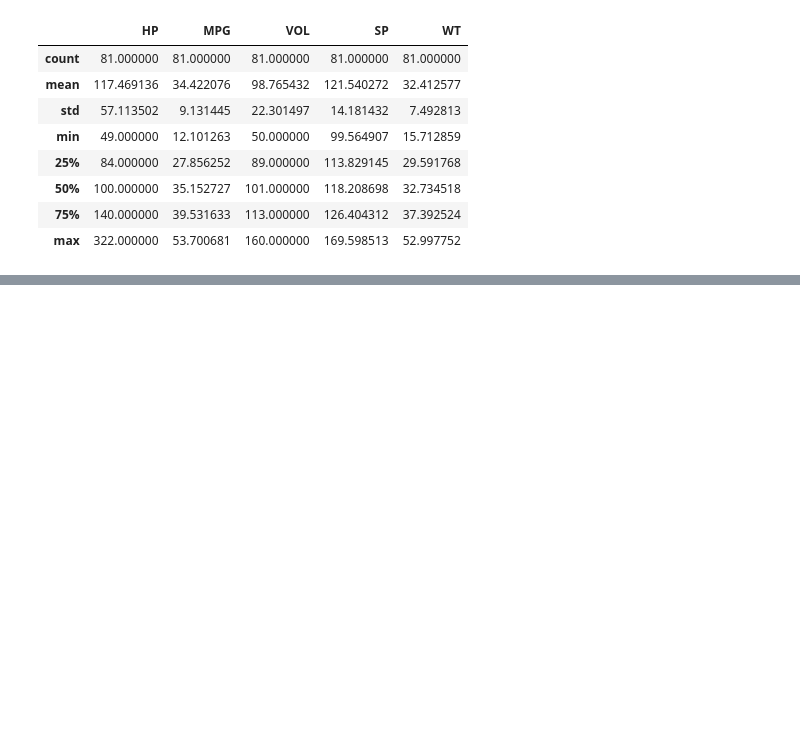
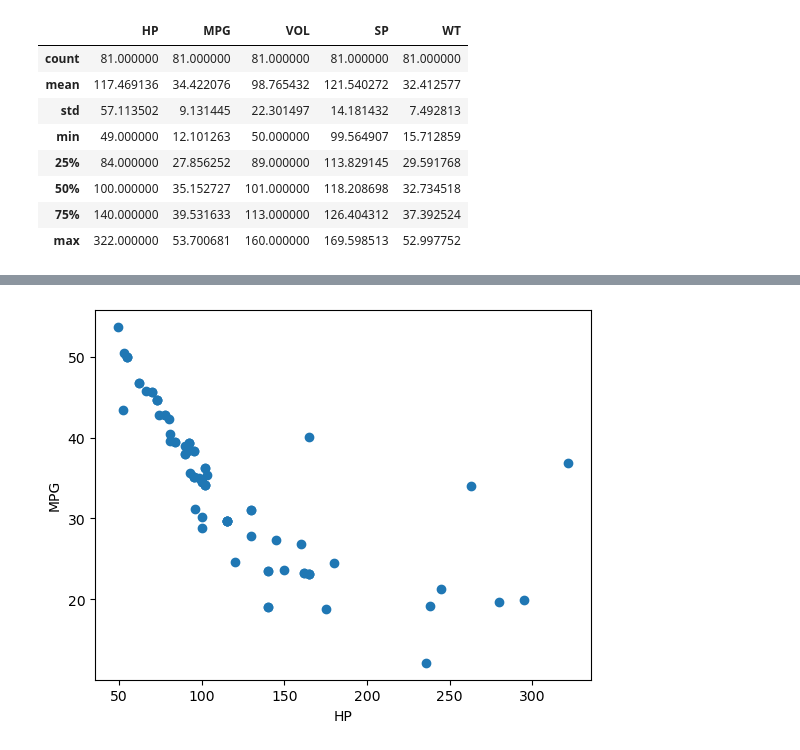
Before and after one commit to aryanra419/Python-class-notes, a Jupyter notebook: ML-MultiLinear.ipynb, the cells around one changed output, grey strips where cells are left out. Saved outputs shown, nothing was run; the diff lists cells and outputs as text; code cells hidden in the pictures; blank space fills up the shorter version.

```diff
--- a/ML-MultiLinear.ipynb
+++ b/ML-MultiLinear.ipynb
@@ -51,0 +73,7 @@ d1.describe()
+# %%
+plt.scatter(d1['HP'],d1['MPG'])
+plt.xlabel("HP")
+plt.ylabel('MPG')
+plt.show()
+# %% [output]
+[figure, added]
```
Also changed, not shown: parts of 13 cells of this notebook.
